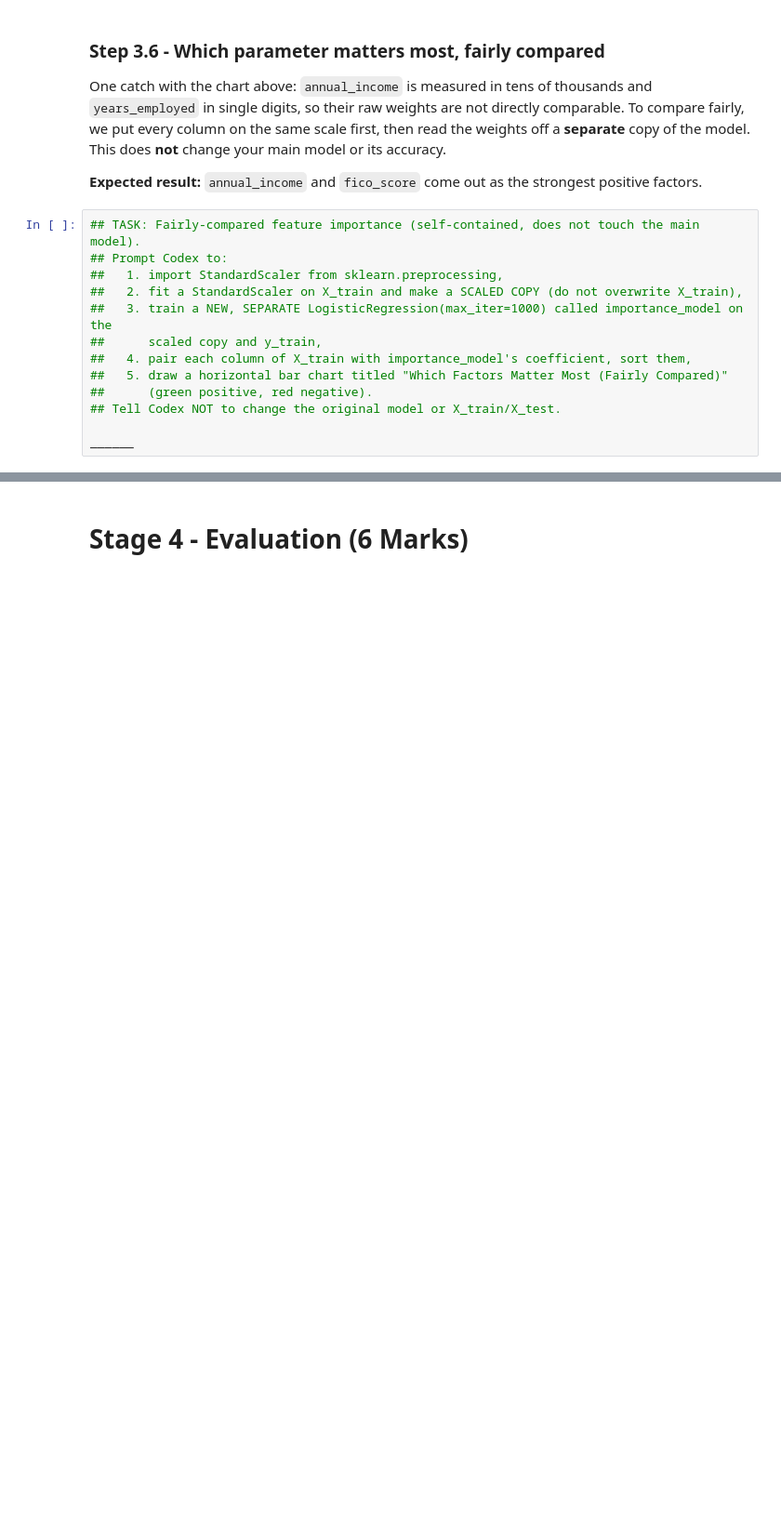
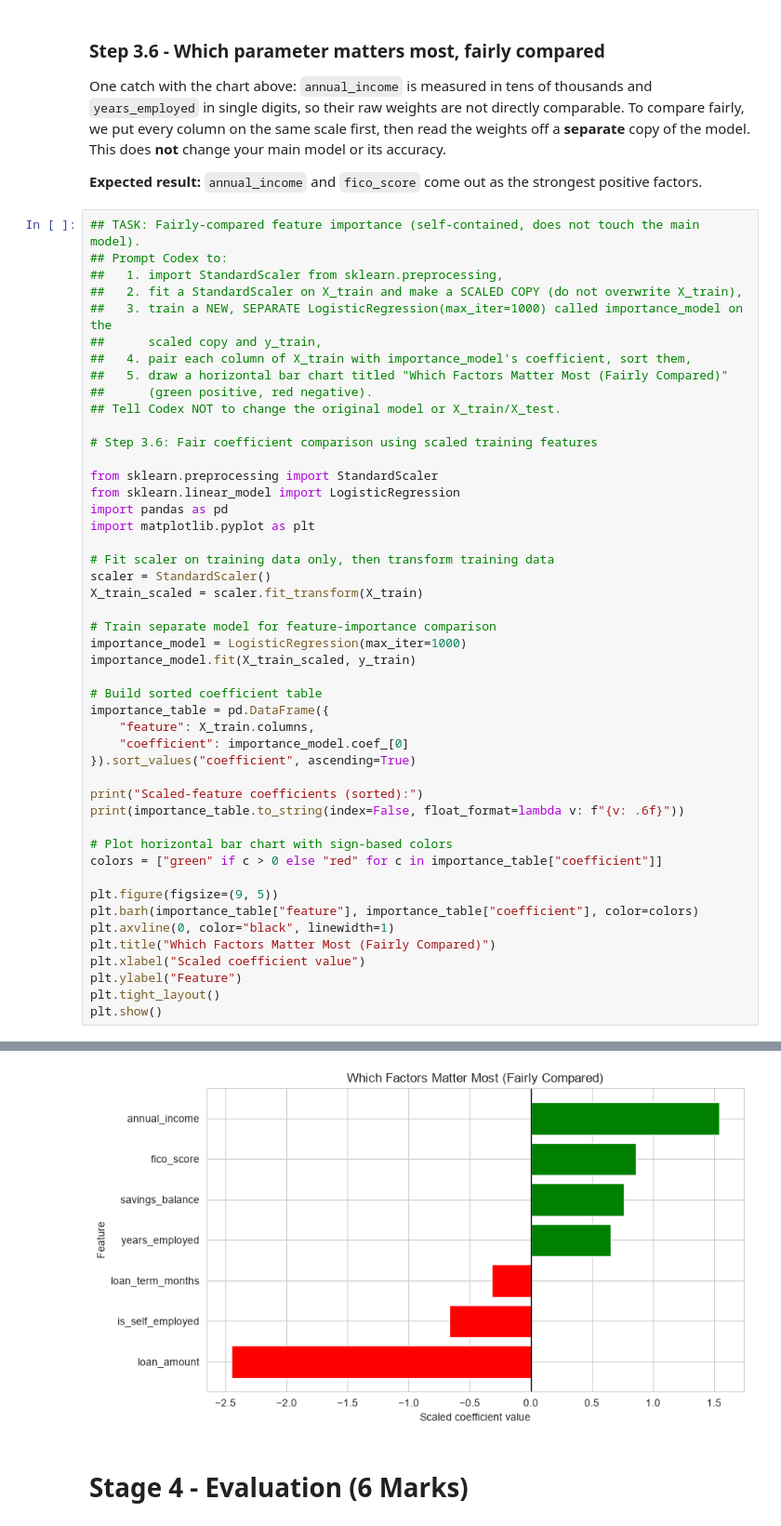
Before and after one commit to emilyejohnson/Beacon-Community-Capital, a Jupyter notebook: Learner_Guide_Notebook.ipynb, the cells around one changed output, grey strips where cells are left out. Shown at 93% size. Cells and saved outputs as stored; diff of their text form; blank space fills up the shorter version.

```diff
--- a/Learner_Guide_Notebook.ipynb
+++ b/Learner_Guide_Notebook.ipynb
@@ -742,4 +830,39 @@ One catch with the chart above: `annual_income` is measured in tens of thousands
 ##      (green positive, red negative).
 ## Tell Codex NOT to change the original model or X_train/X_test.
 
-______
+# Step 3.6: Fair coefficient comparison using scaled training features
+
+from sklearn.preprocessing import StandardScaler
+from sklearn.linear_model import LogisticRegression
+import pandas as pd
+import matplotlib.pyplot as plt
+
+# Fit scaler on training data only, then transform training data
+scaler = StandardScaler()
+X_train_scaled = scaler.fit_transform(X_train)
+
+# Train separate model for feature-importance comparison
+importance_model = LogisticRegression(max_iter=1000)
+importance_model.fit(X_train_scaled, y_train)
+
+# Build sorted coefficient table
+importance_table = pd.DataFrame({
+    "feature": X_train.columns,
+    "coefficient": importance_model.coef_[0]
+}).sort_values("coefficient", ascending=True)
+
+print("Scaled-feature coefficients (sorted):")
+print(importance_table.to_string(index=False, float_format=lambda v: f"{v: .6f}"))
+
+# Plot horizontal bar chart with sign-based colors
+colors = ["green" if c > 0 else "red" for c in importance_table["coefficient"]]
+
+plt.figure(figsize=(9, 5))
+plt.barh(importance_table["feature"], importance_table["coefficient"], color=colors)
+plt.axvline(0, color="black", linewidth=1)
+plt.title("Which Factors Matter Most (Fairly Compared)")
+plt.xlabel("Scaled coefficient value")
+plt.ylabel("Feature")
+plt.tight_layout()
+plt.show()
+# %% [output]
@@ -746,3 +878,4 @@ ______
+[figure, added]
 # %% [markdown]
 # **Stage 4 - Evaluation (6 Marks)**
 # %% [markdown]
```
Also changed, not shown: parts of 11 cells of this notebook.
